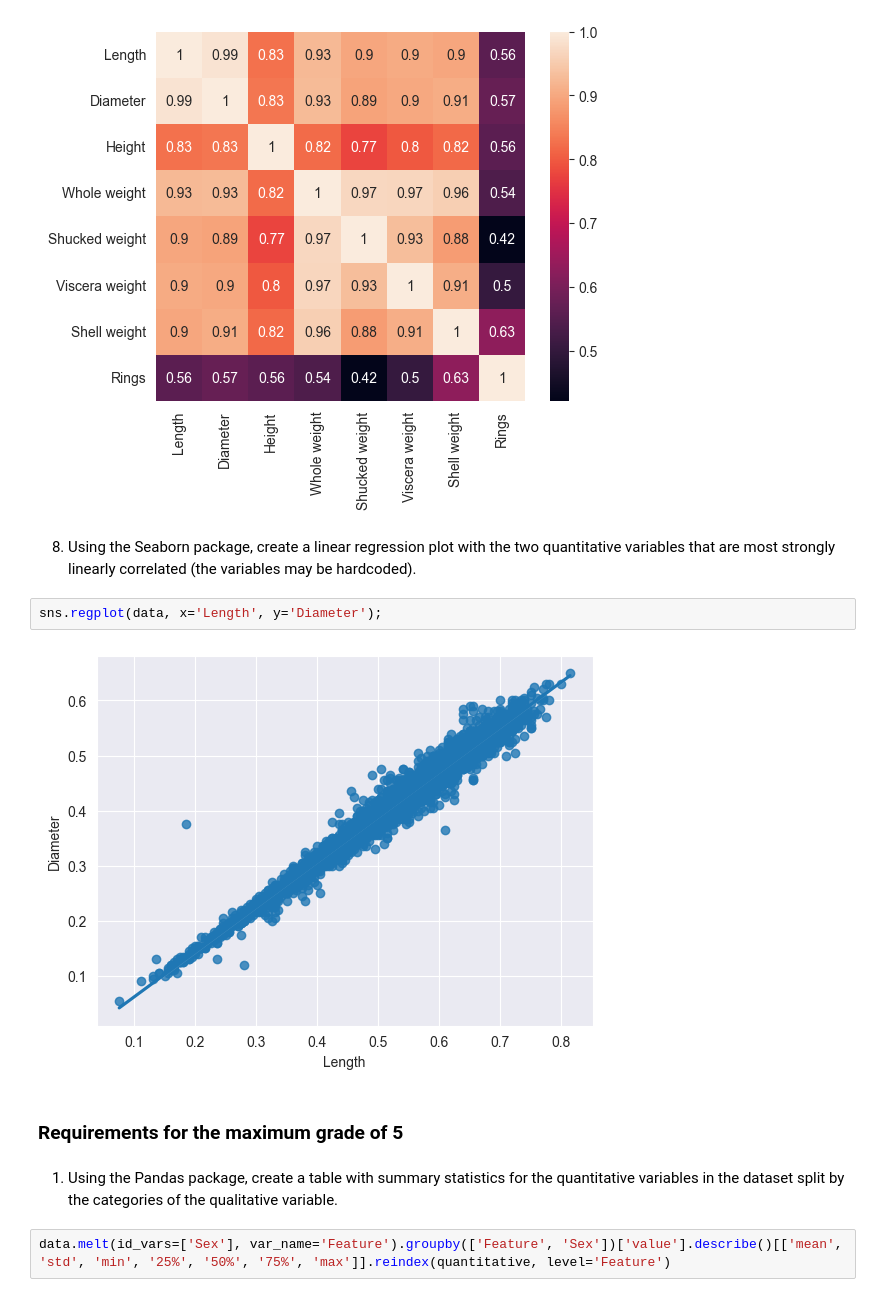
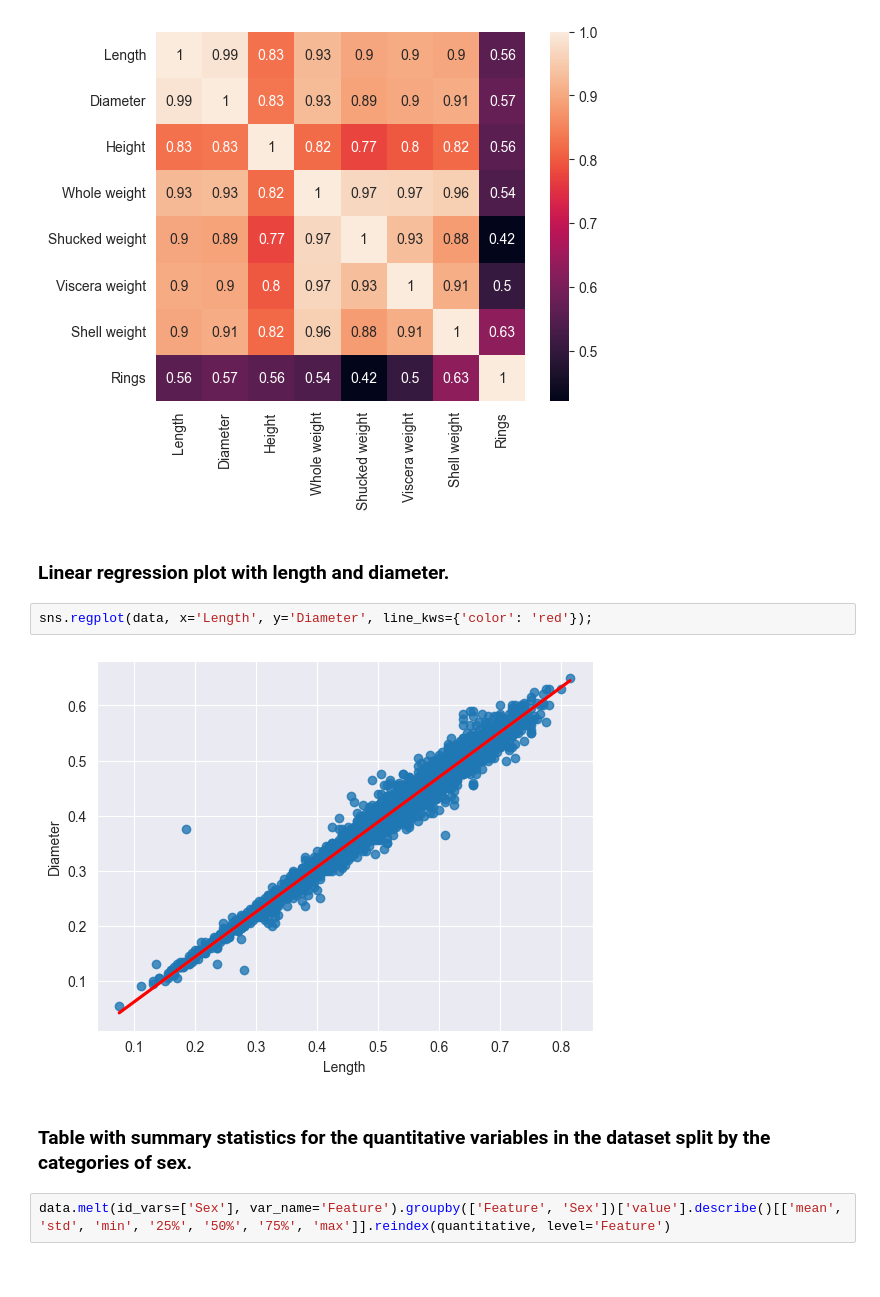
Before and after one commit to Matio004/ProgramingInPython, a Jupyter notebook: zad1/analysis.ipynb, the cells around one changed output. Saved outputs shown, nothing was run; the diff lists cells and outputs as text.

```diff
--- a/zad1/analysis.ipynb
+++ b/zad1/analysis.ipynb
@@ -86,15 +86,13 @@ sns.heatmap(corr, square=True, annot=True);
 # %% [output]
 [figure]
 # %% [markdown]
-8. Using the Seaborn package, create a linear regression plot with the two quantitative variables that are most strongly linearly correlated (the variables may be hardcoded).
+### Linear regression plot with length and diameter.
 # %%
-sns.regplot(data, x='Length', y='Diameter');
+sns.regplot(data, x='Length', y='Diameter', line_kws={'color': 'red'});
 # %% [output]
-[figure, old version]
+[figure, new version]
-# %% [markdown]
-### Requirements for the maximum grade of 5
 # %% [markdown]
-1. Using the Pandas package, create a table with summary statistics for the quantitative variables in the dataset split by the categories of the qualitative variable.
+### Table with summary statistics for the quantitative variables in the dataset split by the categories of sex.
 # %%
 data.melt(id_vars=['Sex'], var_name='Feature').groupby(['Feature', 'Sex'])['value'].describe()[['mean', 'std', 'min', '25%', '50%', '75%', 'max']].reindex(quantitative, level='Feature')
 # %% [output]
```
Also changed, not shown: parts of 10 cells of this notebook.
